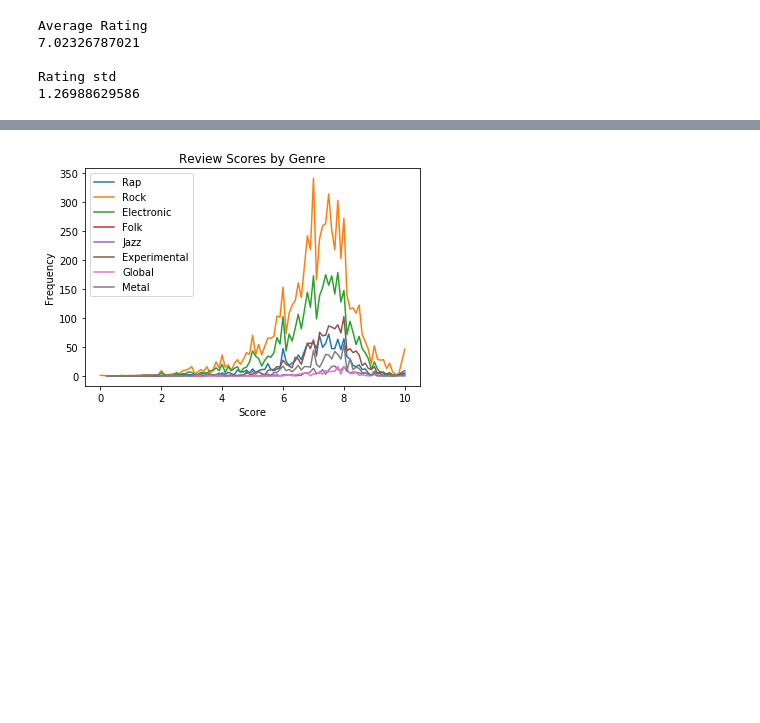
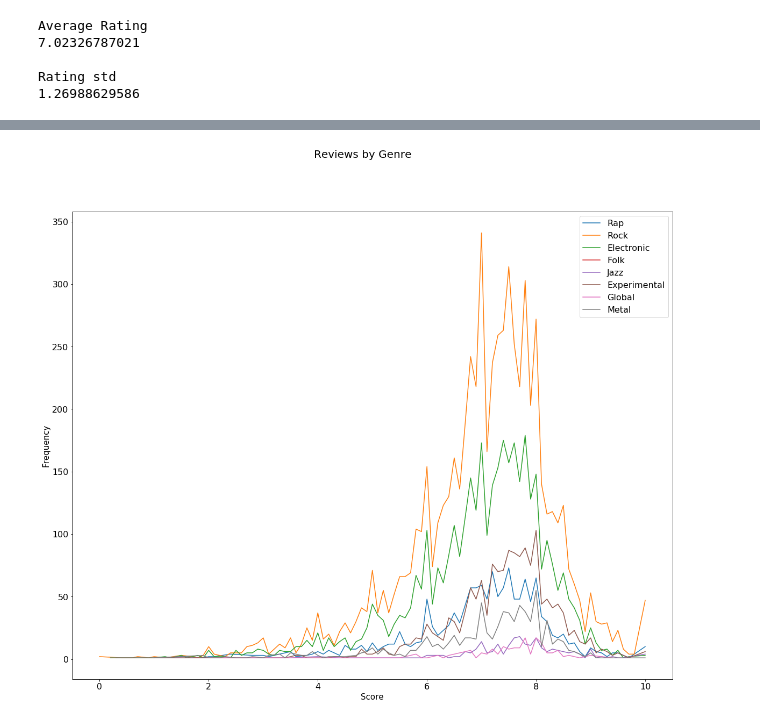
Before and after one commit to cfabian/pitchviews, a Jupyter notebook: numerical_analyses/score-exploration.ipynb, the cells around one changed output, grey strips where cells are left out. Saved outputs shown, nothing was run; the diff lists cells and outputs as text; code cells hidden in the pictures; blank space fills up the shorter version.

```diff
--- a/numerical_analyses/score-exploration.ipynb
+++ b/numerical_analyses/score-exploration.ipynb
@@ -72,26 +81,33 @@ metal_reviews = [float(d['rating']) for d in data if d['genre'] == 'Metal']
 # %%
 rap_freq, rap_unique = review_freq(rap_reviews)
 rock_freq, rock_unique = review_freq(rock_reviews)
 elec_freq, elec_unique = review_freq(electronic_reviews)
 folk_freq, folk_unique = review_freq(folk_reviews)
 jazz_freq, jazz_unique = review_freq(jazz_reviews)
 exper_freq, exper_unique = review_freq(experimental_reviews)
 glob_freq, glob_unique = review_freq(global_reviews)
 metal_freq, metal_unique = review_freq(metal_reviews)
 
+
+f =plt.figure (figsize=(20, 16))
+
+f .suptitle ('Reviews by Genre', fontsize=20)
+ax = f.add_subplot(111)
+ax .tick_params (labelsize=16)
+
+
 plt.plot(rap_unique, rap_freq, label = 'Rap')
 plt.plot(rock_unique, rock_freq, label = 'Rock')
 plt.plot(elec_unique, elec_freq, label = 'Electronic')
 plt.plot(folk_unique, folk_freq, label = 'Folk')
 plt.plot(jazz_unique, jazz_freq, label = 'Jazz')
 plt.plot(exper_unique, exper_freq, label = 'Experimental')
 plt.plot(glob_unique, glob_freq, label = 'Global')
 plt.plot(metal_unique, metal_freq, label = 'Metal')
 
-plt.title('Review Scores by Genre')
-plt.xlabel('Score')
-plt.ylabel('Frequency')
-plt.legend(loc = 'best')
+plt.xlabel('Score', fontsize=15)
+plt.ylabel('Frequency', fontsize=15)
+plt.legend(loc = 'best', prop={'size': 16})
 plt.show()
 # %% [output]
-[figure, old version]
+[figure, new version]
```
Also changed, not shown: parts of 8 cells of this notebook.
